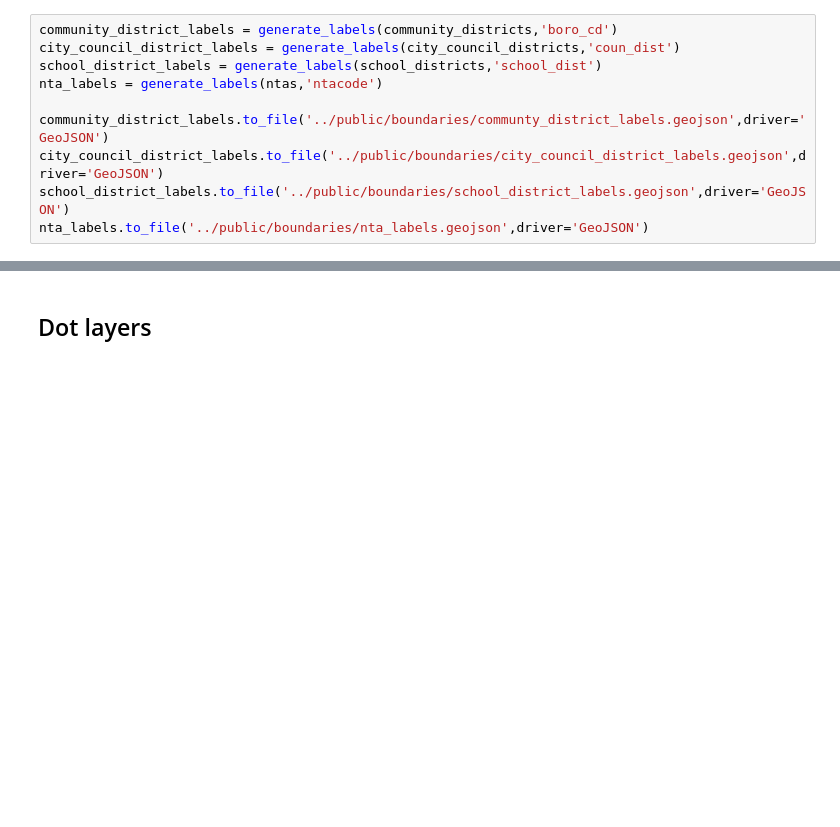
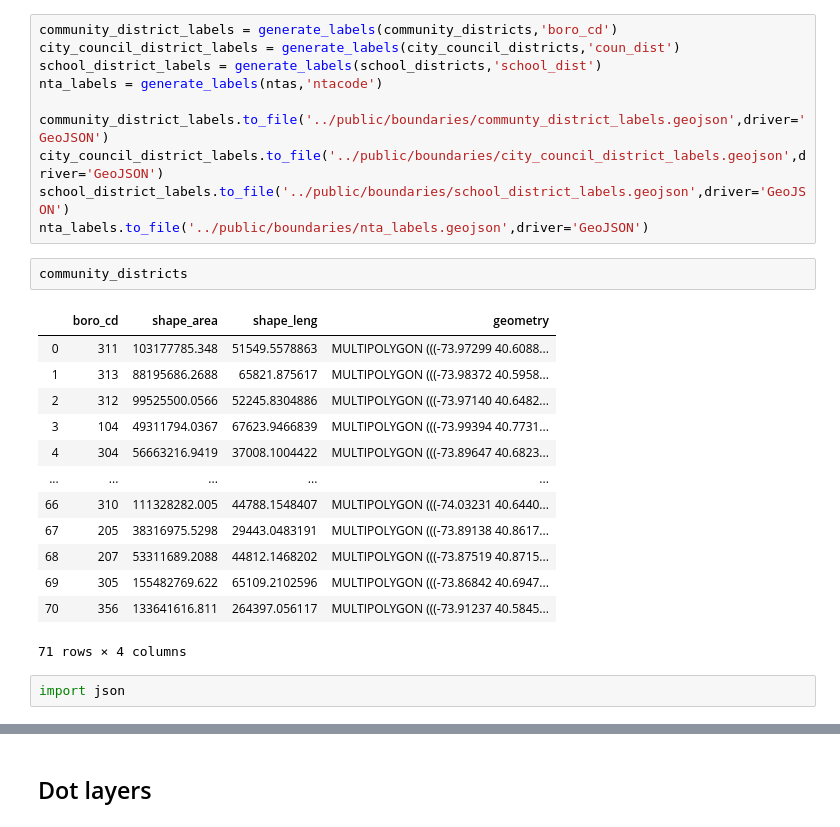
Before and after one commit to stuartlynn/NYCCensusCountMap, a Jupyter notebook: ETL/WrangleData.ipynb, the cells around one changed output, grey strips where cells are left out. Cells and saved outputs as stored; diff of their text form; blank space fills up the shorter version.

```diff
--- a/ETL/WrangleData.ipynb
+++ b/ETL/WrangleData.ipynb
@@ -488,3 +490,21 @@ community_district_labels.to_file('../public/boundaries/communty_district_labels
 city_council_district_labels.to_file('../public/boundaries/city_council_district_labels.geojson',driver='GeoJSON')
 school_district_labels.to_file('../public/boundaries/school_district_labels.geojson',driver='GeoJSON')
 nta_labels.to_file('../public/boundaries/nta_labels.geojson',driver='GeoJSON')
+# %%
+community_districts
+# %% [output]
+|  | boro_cd | shape_area | shape_leng | geometry |
+| 0 | 311 | 103177785.348 | 51549.5578863 | MULTIPOLYGON (((-73.97299 40.6088... |
+| 1 | 313 | 88195686.2688 | 65821.875617 | MULTIPOLYGON (((-73.98372 40.5958... |
+| 2 | 312 | 99525500.0566 | 52245.8304886 | MULTIPOLYGON (((-73.97140 40.6482... |
+| 3 | 104 | 49311794.0367 | 67623.9466839 | MULTIPOLYGON (((-73.99394 40.7731... |
+| 4 | 304 | 56663216.9419 | 37008.1004422 | MULTIPOLYGON (((-73.89647 40.6823... |
+| ... | ... | ... | ... | ... |
+| 66 | 310 | 111328282.005 | 44788.1548407 | MULTIPOLYGON (((-74.03231 40.6440... |
+| 67 | 205 | 38316975.5298 | 29443.0483191 | MULTIPOLYGON (((-73.89138 40.8617... |
+| 68 | 207 | 53311689.2088 | 44812.1468202 | MULTIPOLYGON (((-73.87519 40.8715... |
+| 69 | 305 | 155482769.622 | 65109.2102596 | MULTIPOLYGON (((-73.86842 40.6947... |
+| 70 | 356 | 133641616.811 | 264397.056117 | MULTIPOLYGON (((-73.91237 40.5845... |
+71 rows × 4 columns
+# %%
+import json
```
Also changed, not shown: parts of 16 cells of this notebook, 16 other files.
